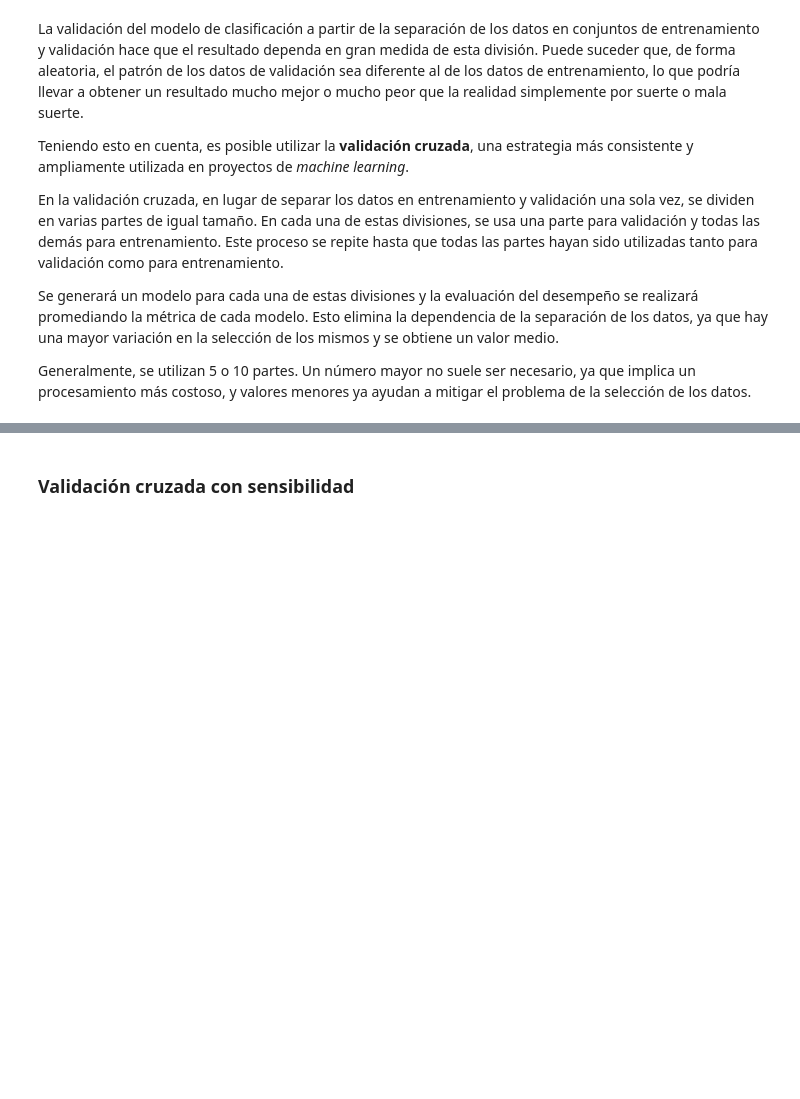
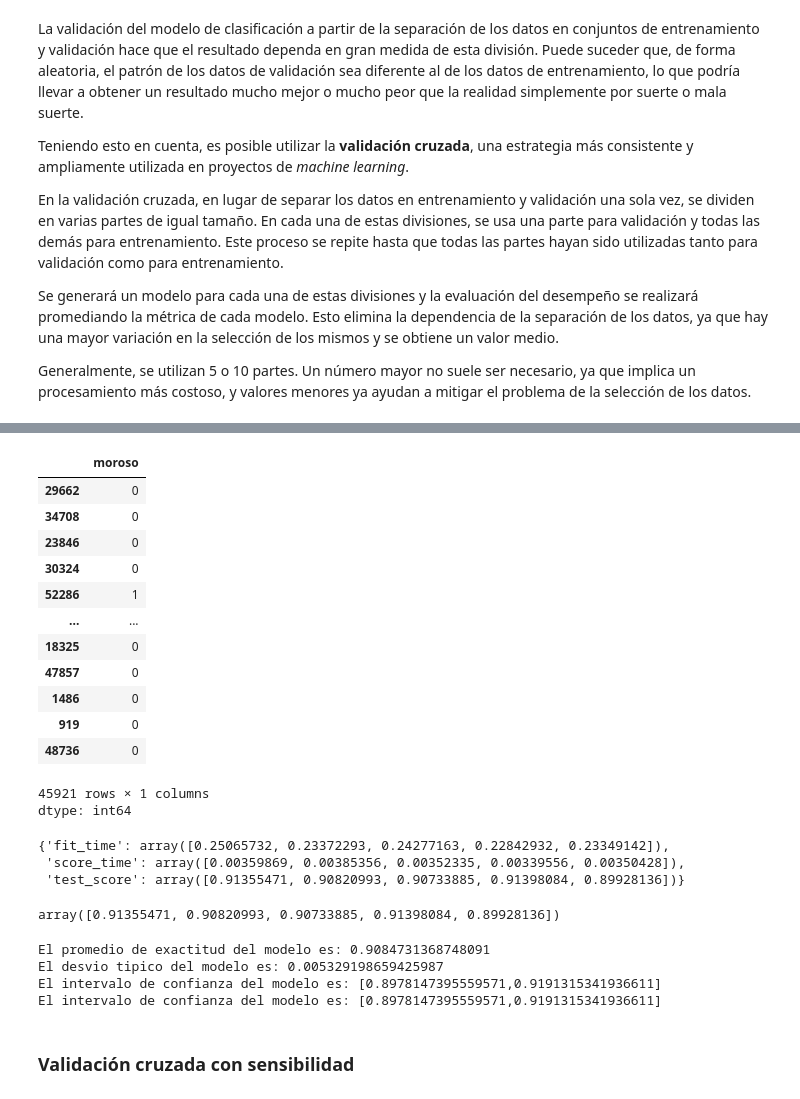
Before and after one commit to Tecindes/ClasificacionValidacion, a Jupyter notebook: Clasificacion_validacion_y_metricas.ipynb, the cells around one changed output, grey strips where cells are left out. Saved outputs shown, nothing was run; the diff lists cells and outputs as text; code cells hidden in the pictures; blank space fills up the shorter version.

```diff
--- a/Clasificacion_validacion_y_metricas.ipynb
+++ b/Clasificacion_validacion_y_metricas.ipynb
@@ -217,3 +258,43 @@ Generalmente, se utilizan 5 o 10 partes. Un número mayor no suele ser necesario
+# %%
+y
+# %% [output]
+|  | moroso |
+| 29662 | 0 |
+| 34708 | 0 |
+| 23846 | 0 |
+| 30324 | 0 |
+| 52286 | 1 |
+| ... | ... |
+| 18325 | 0 |
+| 47857 | 0 |
+| 1486 | 0 |
+| 919 | 0 |
+| 48736 | 0 |
+45921 rows × 1 columns
+dtype: int64
+# %%
+cv_resultado=cross_validate(modelo,X,y,cv=kf)
+cv_resultado
+# %% [output]
+{'fit_time': array([0.25065732, 0.23372293, 0.24277163, 0.22842932, 0.23349142]),
+ 'score_time': array([0.00359869, 0.00385356, 0.00352335, 0.00339556, 0.00350428]),
+ 'test_score': array([0.91355471, 0.90820993, 0.90733885, 0.91398084, 0.89928136])}
+# %%
+cv_resultado['test_score']
+# %% [output]
+array([0.91355471, 0.90820993, 0.90733885, 0.91398084, 0.89928136])
+# %%
+promedio = cv_resultado['test_score'].mean()
+desvio_std= cv_resultado['test_score'].std()
+print(f'El promedio de exactitud del modelo es: {promedio}')
+print(f'El desvio tipico del modelo es: {desvio_std}')
+print(f'El intervalo de confianza del modelo es: [{promedio-2*desvio_std},{promedio+2*desvio_std}]')
+print(f'El intervalo de confianza del modelo es: [{promedio-2*desvio_std},{min(promedio+2*desvio_std,1)}]')
+# %% [output]
+El promedio de exactitud del modelo es: 0.9084731368748091
+El desvio tipico del modelo es: 0.005329198659425987
+El intervalo de confianza del modelo es: [0.8978147395559571,0.9191315341936611]
+El intervalo de confianza del modelo es: [0.8978147395559571,0.9191315341936611]
 # %% [markdown]
 ### Validación cruzada con sensibilidad
 # %% [markdown]
```
Also changed, not shown: parts of 16 cells of this notebook.
